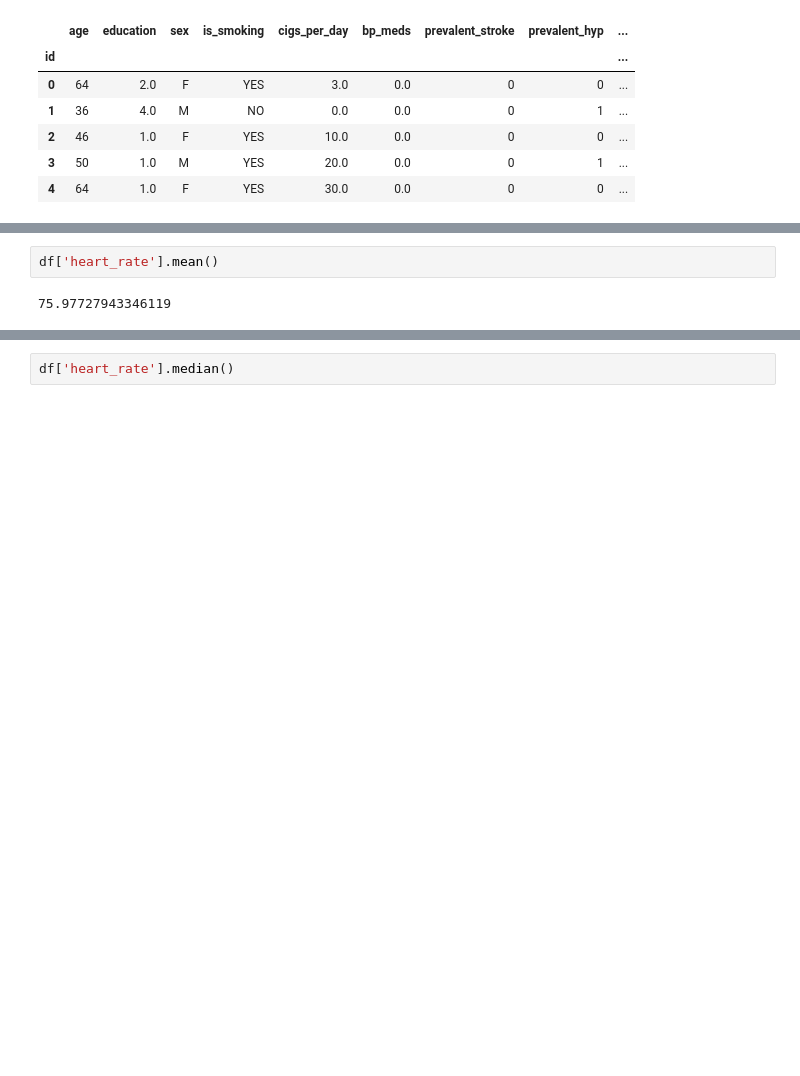
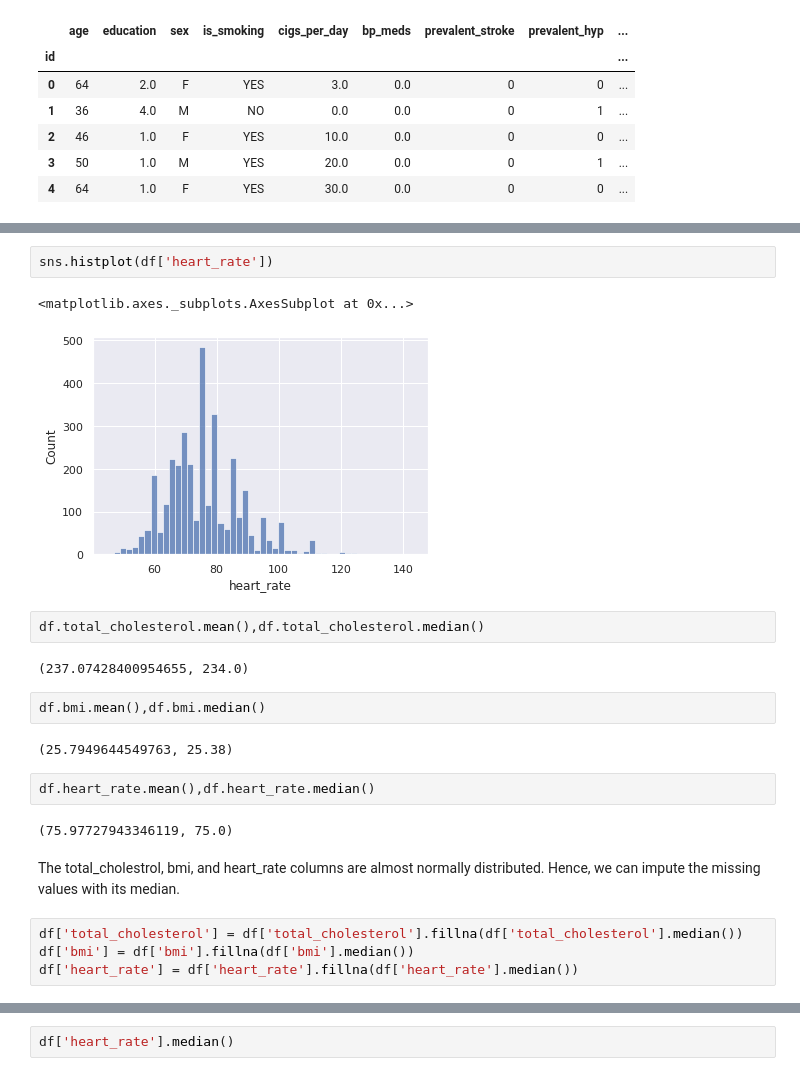
Before and after one commit to shaloy-lewis/cardiovascular_risk_prediction, a Jupyter notebook: Cardiovascular_Risk_Prediction_Shaloy_Lewis.ipynb, the cells around one changed output, grey strips where cells are left out. Cells and saved outputs as stored; diff of their text form; blank space fills up the shorter version.

```diff
--- a/Cardiovascular_Risk_Prediction_Shaloy_Lewis.ipynb
+++ b/Cardiovascular_Risk_Prediction_Shaloy_Lewis.ipynb
@@ -102,4 +255,23 @@ df[df['heart_rate'].isna()]
+# %%
+sns.histplot(df['heart_rate'])
+# %% [output]
+<matplotlib.axes._subplots.AxesSubplot at 0x...>
+[figure, added]
+# %%
+df.total_cholesterol.mean(),df.total_cholesterol.median()
+# %% [output]
+(237.07428400954655, 234.0)
+# %%
+df.bmi.mean(),df.bmi.median()
+# %% [output]
+(25.7949644549763, 25.38)
 # %%
-df['heart_rate'].mean()
+df.heart_rate.mean(),df.heart_rate.median()
 # %% [output]
-75.97727943346119
+(75.97727943346119, 75.0)
+# %% [markdown]
+The total_cholestrol, bmi, and heart_rate columns are almost normally distributed. Hence, we can impute the missing values with its median.
+# %%
+df['total_cholesterol'] = df['total_cholesterol'].fillna(df['total_cholesterol'].median())
+df['bmi'] = df['bmi'].fillna(df['bmi'].median())
+df['heart_rate'] = df['heart_rate'].fillna(df['heart_rate'].median())
```
Also changed, not shown: parts of 61 cells of this notebook.
